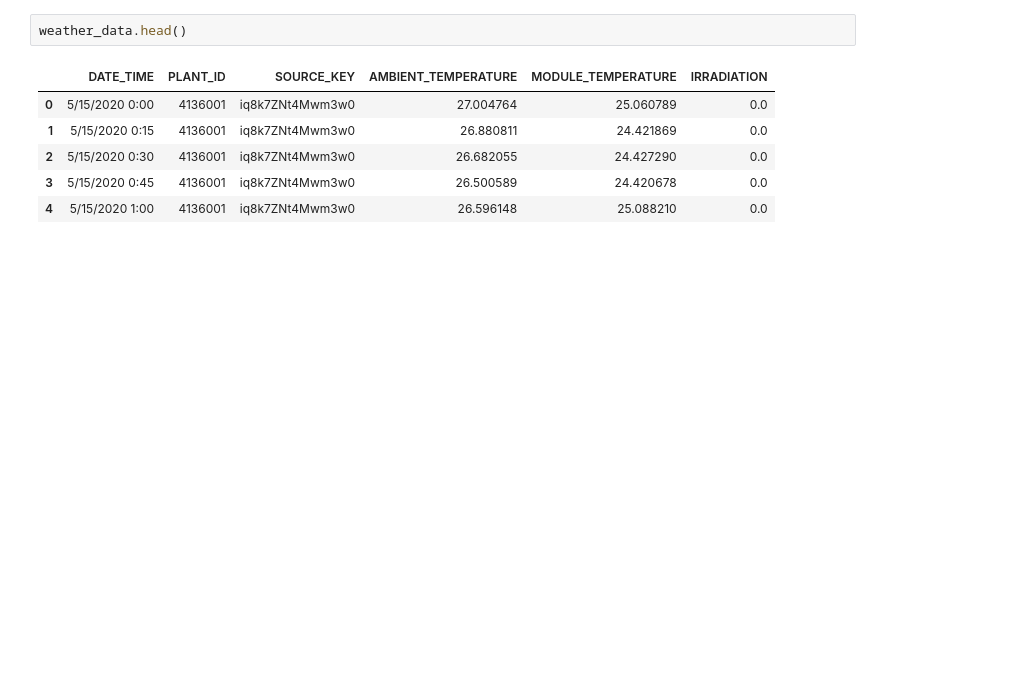
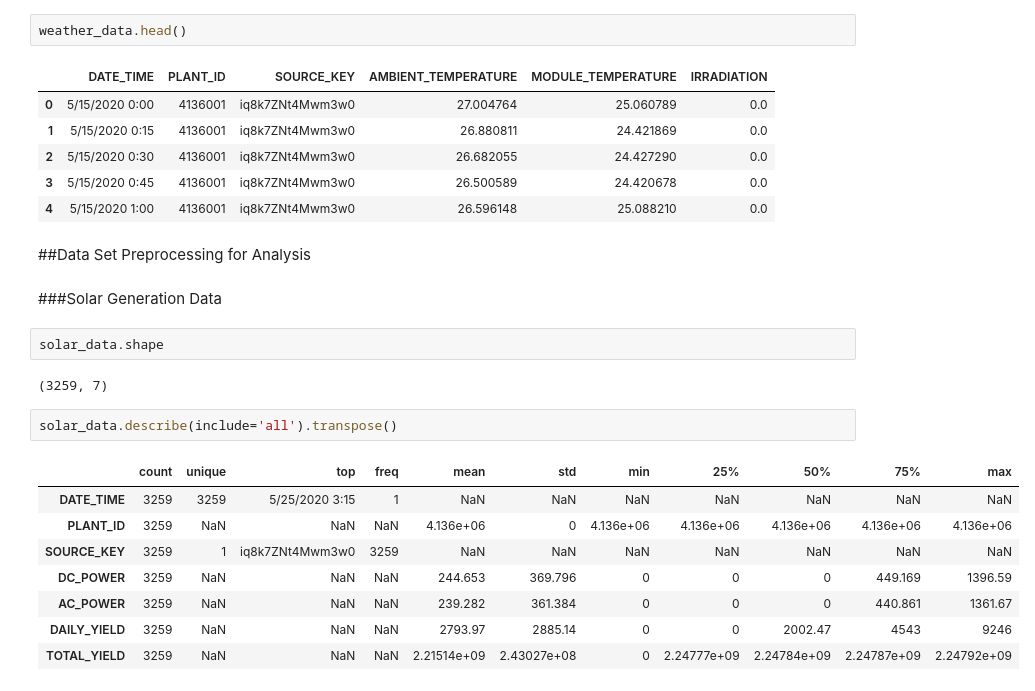
Before and after one commit to pasindu-94/solar-power-prediction, a Jupyter notebook: solar_power_prediction.ipynb, the cells around one changed output. Saved outputs shown, nothing was run; the diff lists cells and outputs as text; blank space fills up the shorter version.

Commit message:
data preprocessing

```diff
--- a/solar_power_prediction.ipynb
+++ b/solar_power_prediction.ipynb
@@ -34,3 +34,22 @@ weather_data.head()
 | 2 | 5/15/2020 0:30 | 4136001 | iq8k7ZNt4Mwm3w0 | 26.682055 | 24.427290 | 0.0 |
 | 3 | 5/15/2020 0:45 | 4136001 | iq8k7ZNt4Mwm3w0 | 26.500589 | 24.420678 | 0.0 |
 | 4 | 5/15/2020 1:00 | 4136001 | iq8k7ZNt4Mwm3w0 | 26.596148 | 25.088210 | 0.0 |
+# %% [markdown]
+##Data Set Preprocessing for Analysis
+# %% [markdown]
+###Solar Generation Data
+# %%
+solar_data.shape
+# %% [output]
+(3259, 7)
+# %%
+solar_data.describe(include='all').transpose()
+# %% [output]
+|  | count | unique | top | freq | mean | std | min | 25% | 50% | 75% | max |
+| DATE_TIME | 3259 | 3259 | 5/25/2020 3:15 | 1 | NaN | NaN | NaN | NaN | NaN | NaN | NaN |
+| PLANT_ID | 3259 | NaN | NaN | NaN | 4.136e+06 | 0 | 4.136e+06 | 4.136e+06 | 4.136e+06 | 4.136e+06 | 4.136e+06 |
+| SOURCE_KEY | 3259 | 1 | iq8k7ZNt4Mwm3w0 | 3259 | NaN | NaN | NaN | NaN | NaN | NaN | NaN |
+| DC_POWER | 3259 | NaN | NaN | NaN | 244.653 | 369.796 | 0 | 0 | 0 | 449.169 | 1396.59 |
+| AC_POWER | 3259 | NaN | NaN | NaN | 239.282 | 361.384 | 0 | 0 | 0 | 440.861 | 1361.67 |
+| DAILY_YIELD | 3259 | NaN | NaN | NaN | 2793.97 | 2885.14 | 0 | 0 | 2002.47 | 4543 | 9246 |
+| TOTAL_YIELD | 3259 | NaN | NaN | NaN | 2.21514e+09 | 2.43027e+08 | 0 | 2.24777e+09 | 2.24784e+09 | 2.24787e+09 | 2.24792e+09 |
```
Also changed, not shown: parts of 27 cells of this notebook.
